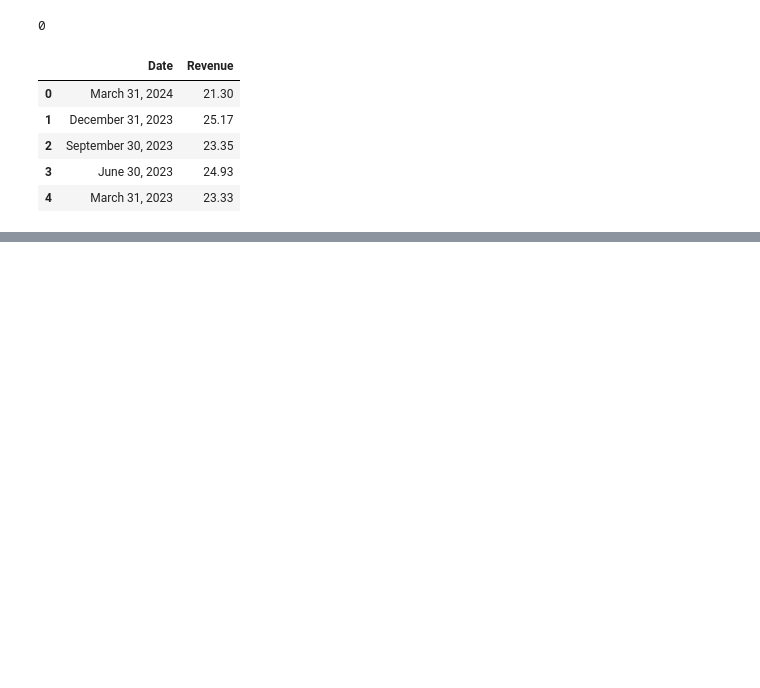
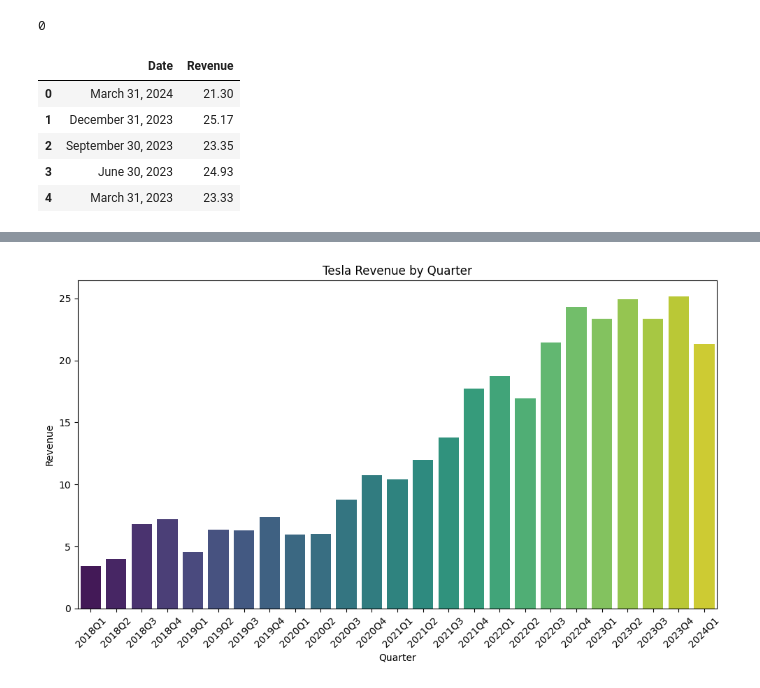
Before and after one commit to mgnorero/web-scraping-project-tutorial, a Jupyter notebook: src/explore.es.ipynb, the cells around one changed output, grey strips where cells are left out. Cells and saved outputs as stored; diff of their text form; code cells hidden in the pictures; blank space fills up the shorter version.

Commit message:
graficos completos

```diff
--- a/src/explore.es.ipynb
+++ b/src/explore.es.ipynb
@@ -98,0 +172,19 @@ tesla_df.head()
+# %%
+#grafico trimestral
+# Agrupar por trimestre
+tesla_df['Quarter'] = tesla_df['Date'].dt.to_period('Q')
+
+# Calcular ingresos por trimestre
+revenue_by_quarter = tesla_df.groupby('Quarter')['Revenue'].sum().reset_index()
+
+# Crear gráfico de barras agrupadas
+plt.figure(figsize=(10, 6))
+sns.barplot(x='Quarter', y='Revenue', data=revenue_by_quarter, hue="Quarter", palette='viridis', legend=False)
+plt.title('Tesla Revenue by Quarter')
+plt.xlabel('Quarter')
+plt.ylabel('Revenue')
+plt.xticks(rotation=45)
+plt.tight_layout()
+plt.show()
+# %% [output]
+[figure, added]
```
Also changed, not shown: parts of 4 cells of this notebook, 1 other file.
